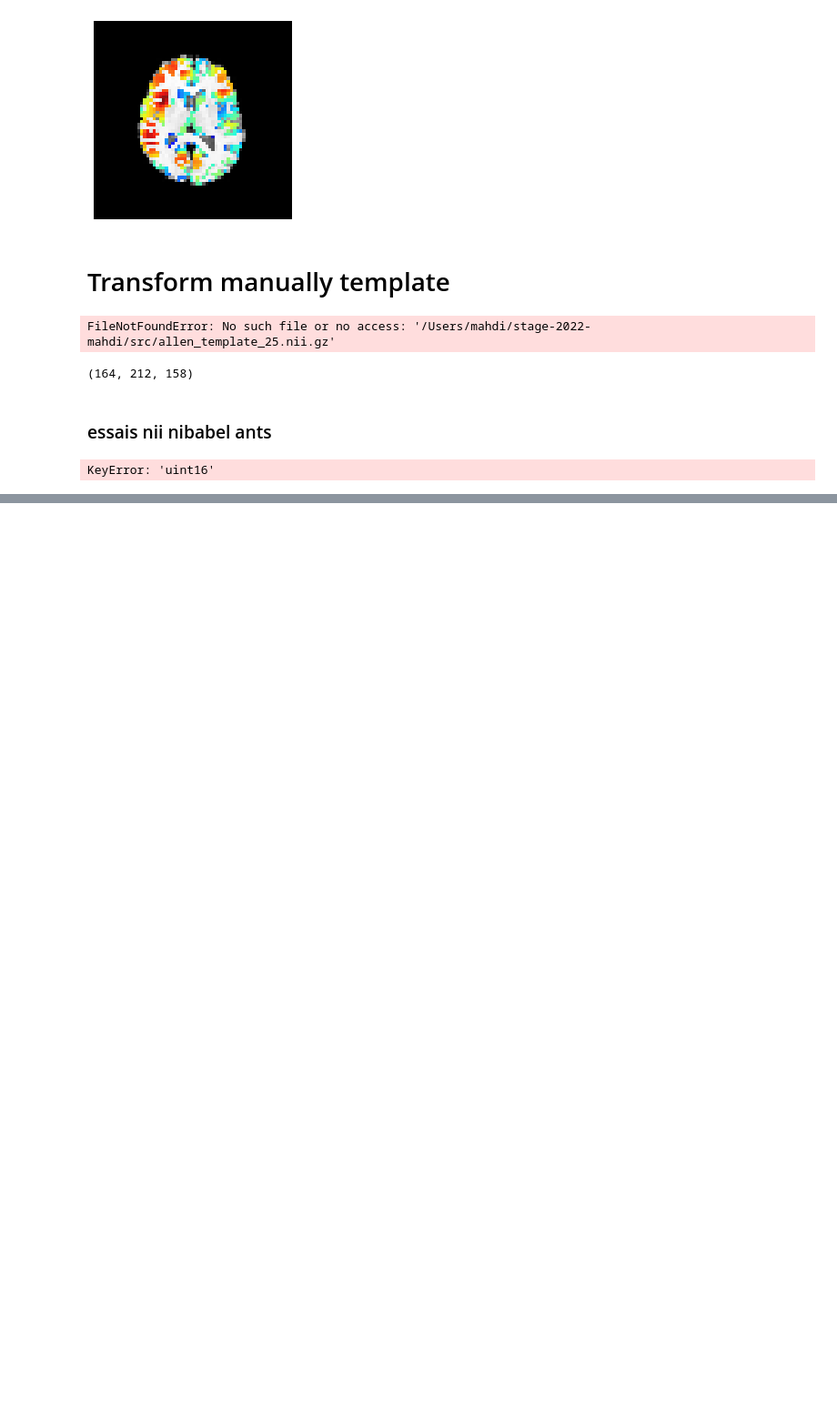
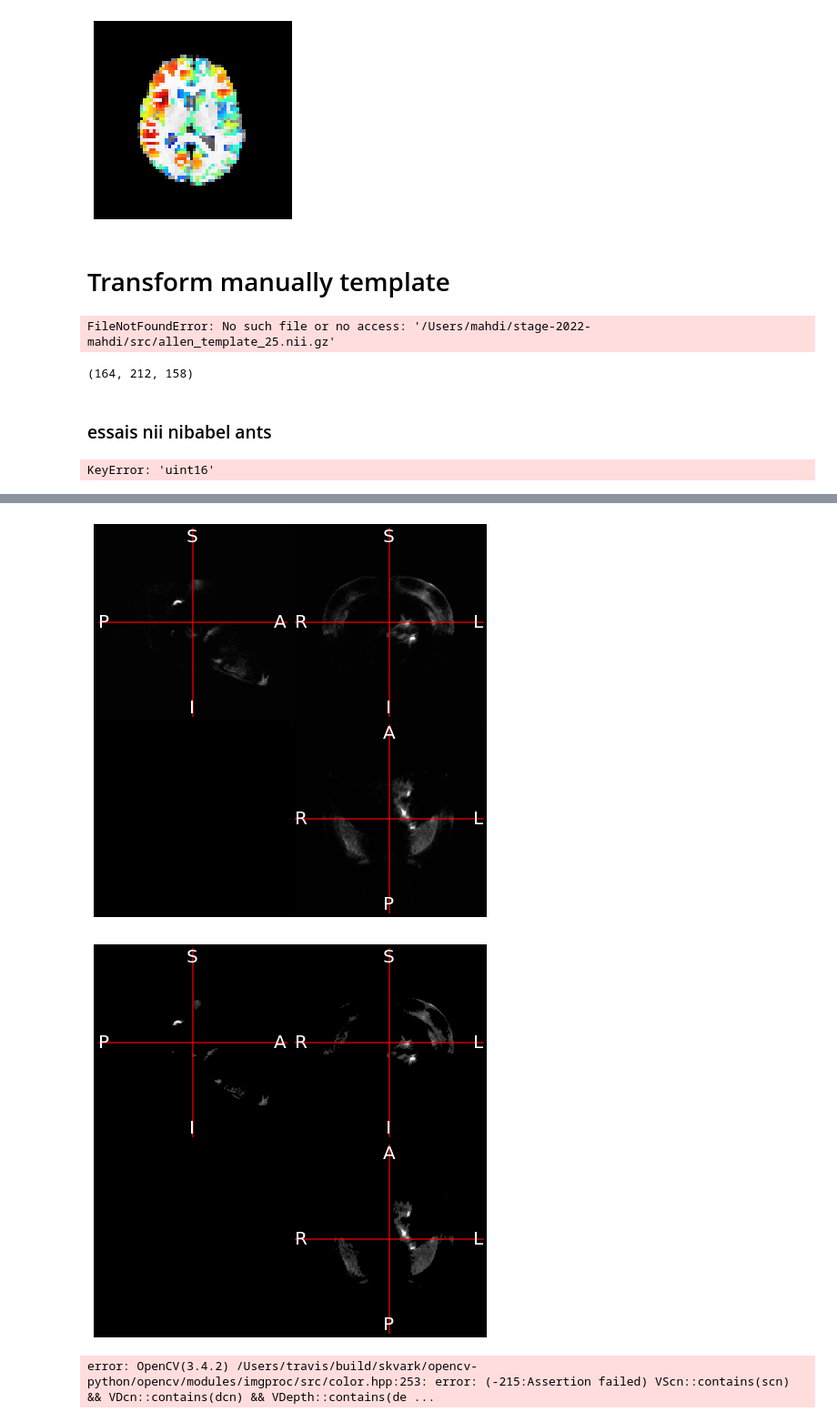
Before and after one commit to linum-uqam/m2m, a Jupyter notebook: src/antspyx_tuto.ipynb, the cells around one changed output, grey strips where cells are left out. Shown at 91% size. Saved outputs shown, nothing was run; the diff lists cells and outputs as text; code cells hidden in the pictures; blank space fills up the shorter version.

Commit message:
issue#21 : essais de filrages de pixel

```diff
--- a/src/antspyx_tuto.ipynb
+++ b/src/antspyx_tuto.ipynb
@@ -159,0 +173,45 @@ KeyError: 'uint16'
+# %%
+import numpy as np
+import nibabel as nib
+
+
+ants.ANTsImage.pixeltype = np.int32
+img = nib.load('/Users/mahdi/stage-2022-mahdi/src/288169135_projection_density_50.nii.gz')
+
+vol = img.get_fdata().astype(np.float32)
+
+img = ants.from_numpy( vol ).resample_image((164, 212, 158),1,0)
+
+img.plot_ortho()
+
+for z in range(158):
+    for y in range(212):
+        for x in range(164):
+            if vol[x, y, z] < 1e-01:
+                vol[x, y, z] = 0.0
+
+img = ants.from_numpy( vol )
+
+img.plot_ortho()
+
+ # Removing background
+    # mask = ants.get_mask(warped_moving)
+    # warped_moving = warped_moving * mask
+
+
+
+#####BINARIZED FORMULA######    S
+    #warped_moving = warped_moving > 1e-01
+# %% [output]
+[figure, added]
+[figure, added]
+# %%
+import cv2
+
+tmp = cv2.cvtColor(img.numpy(), cv2.COLOR_BGR2GRAY)
+_,alpha = cv2.threshold(tmp,0,255,cv2.THRESH_BINARY)
+b, g, r = cv2.split(img.numpy())
+rgba = [b,g,r, alpha]
+dst = cv2.merge(rgba,4)
+# %% [output]
+error: OpenCV(3.4.2) /Users/travis/build/skvark/opencv-python/opencv/modules/imgproc/src/color.hpp:253: error: (-215:Assertion failed) VScn::contains(scn) && VDcn::contains(dcn) && VDepth::contains(de ...
```
Also changed, not shown: parts of 1 cell of this notebook.
